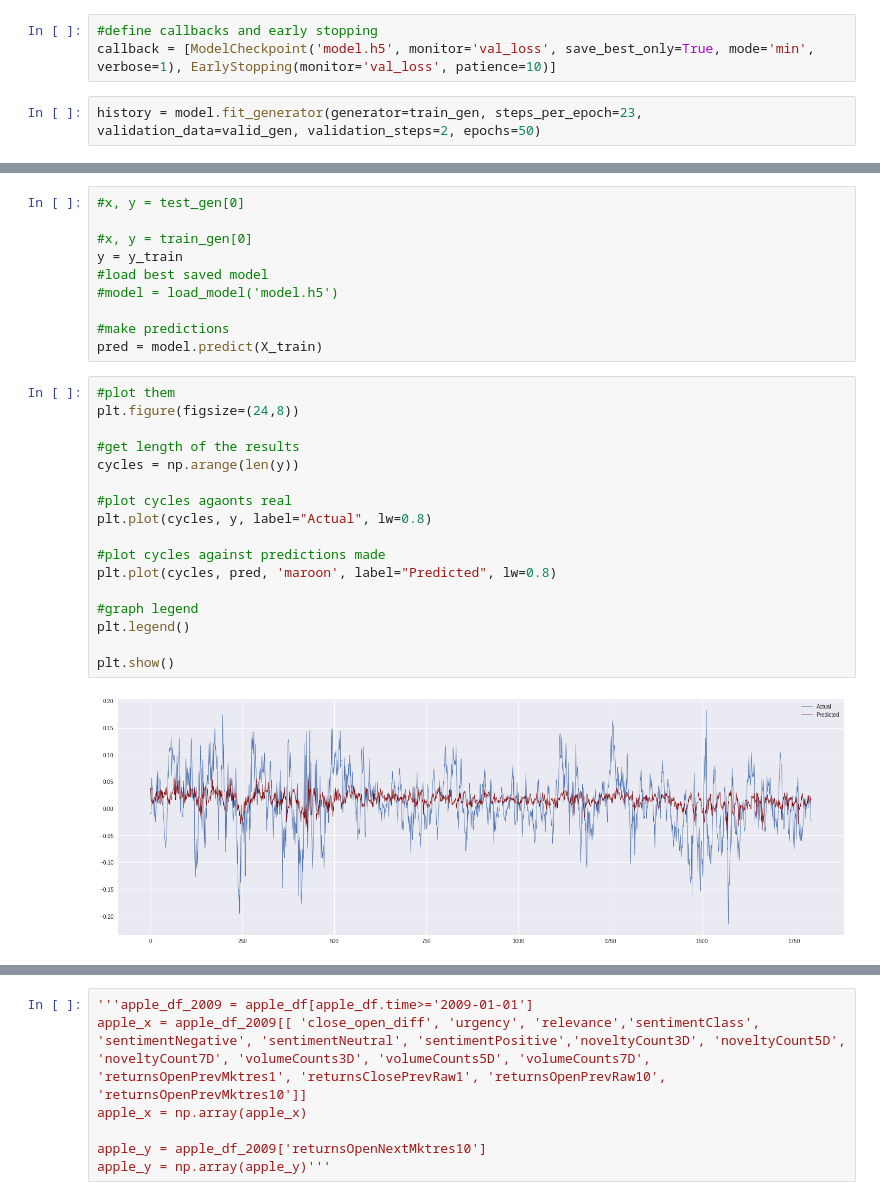
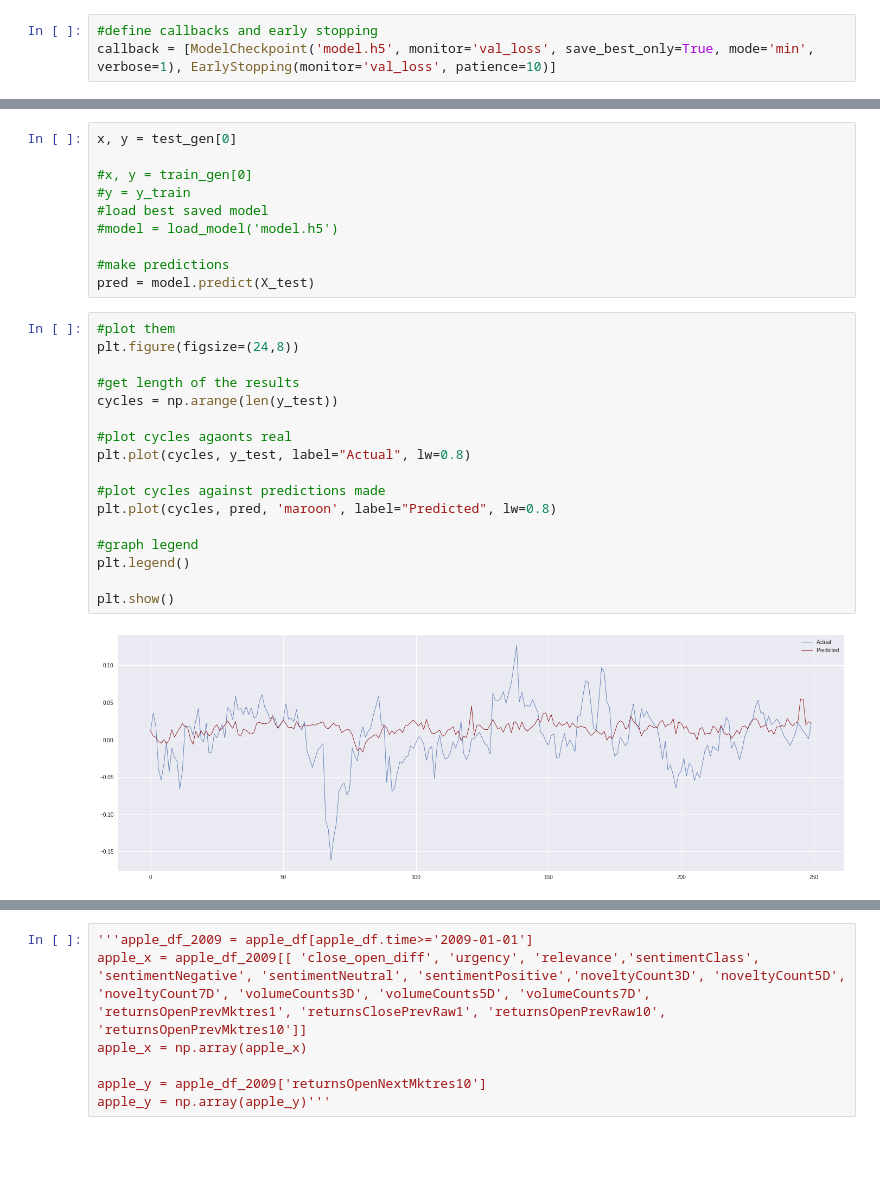
Before and after one commit to ut2019nn/ut2019nn.github.io, a Jupyter notebook: nn_project.ipynb, the cells around one changed output, grey strips where cells are left out. Drawn from its saved outputs; the diff is of its cells as text; blank space fills up the shorter version.

```diff
--- a/nn_project.ipynb
+++ b/nn_project.ipynb
@@ -110,5 +111,3 @@ Please use `rate` instead of `keep_prob`. Rate should be set to `rate = 1 - keep
 # %%
 #define callbacks and early stopping
 callback = [ModelCheckpoint('model.h5', monitor='val_loss', save_best_only=True, mode='min', verbose=1), EarlyStopping(monitor='val_loss', patience=10)]
-# %%
-history = model.fit_generator(generator=train_gen, steps_per_epoch=23, validation_data=valid_gen, validation_steps=2, epochs=50)
@@ -176,31 +169,31 @@ plt.show()
 # %%
-#x, y = test_gen[0]
+x, y = test_gen[0]
 
 #x, y = train_gen[0]
-y = y_train
+#y = y_train
 #load best saved model
 #model = load_model('model.h5')
 
 #make predictions
-pred = model.predict(X_train)
+pred = model.predict(X_test)
 # %%
 #plot them
 plt.figure(figsize=(24,8))
 
 #get length of the results
-cycles = np.arange(len(y))
+cycles = np.arange(len(y_test))
 
 #plot cycles agaonts real
-plt.plot(cycles, y, label="Actual", lw=0.8)
+plt.plot(cycles, y_test, label="Actual", lw=0.8)
 
 #plot cycles against predictions made
 plt.plot(cycles, pred, 'maroon', label="Predicted", lw=0.8)
 
 #graph legend
 plt.legend()
 
 plt.show()
 # %% [output]
-[figure, old version]
+[figure, new version]
 # %%
 pred_binary = np.where(pred.ravel()>0, 1, 0)
```
Also changed, not shown: parts of 8 cells of this notebook.
